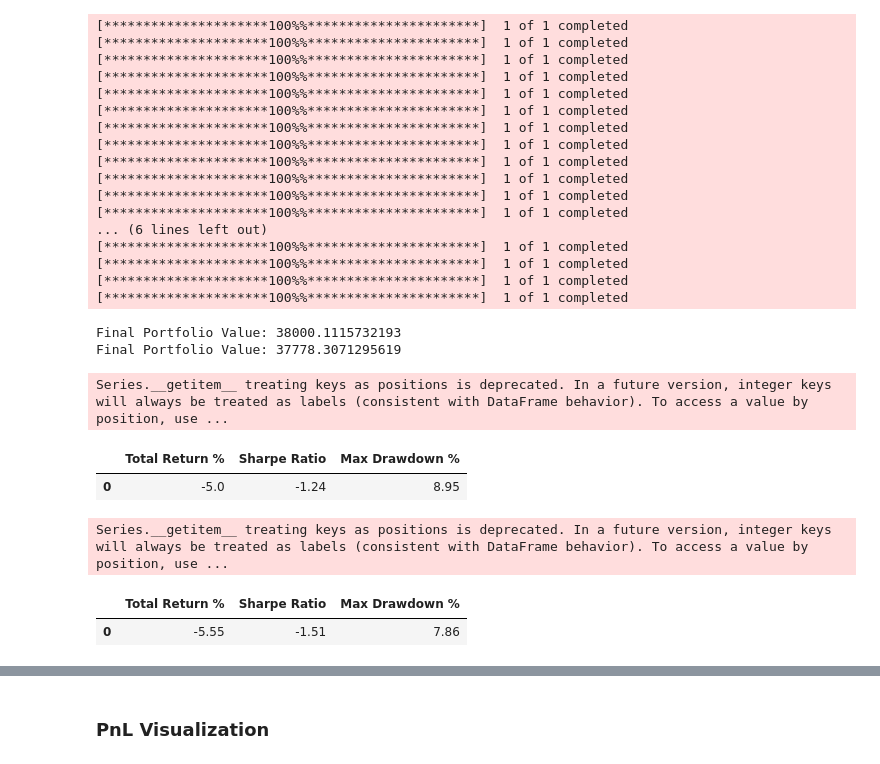
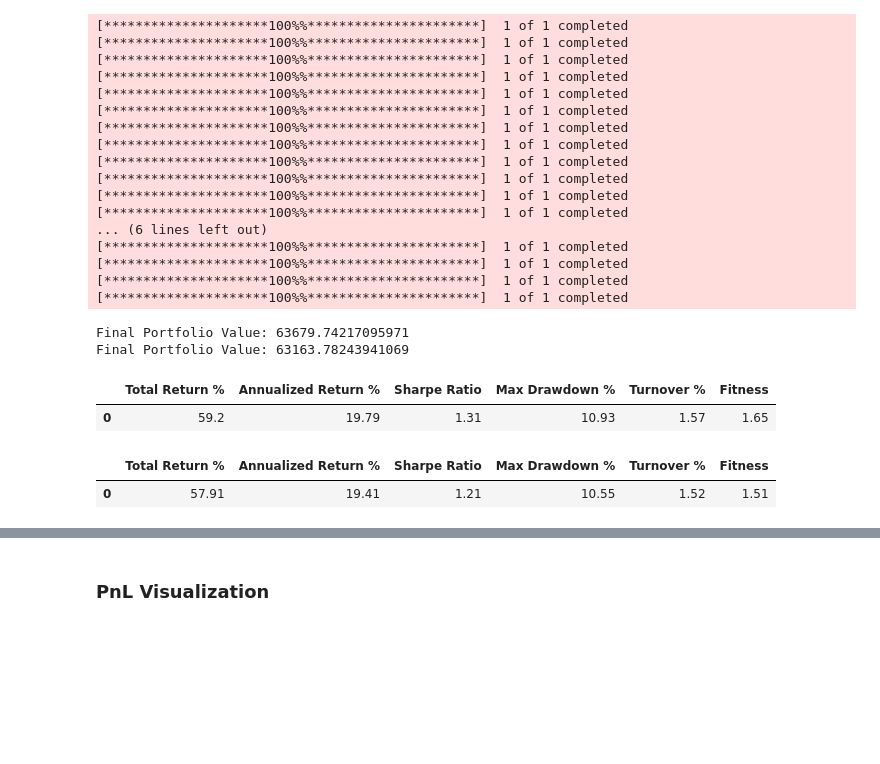
Before and after one commit to Yiyang-Xu/Arbitrage, a Jupyter notebook: Portfolio_Optimization.ipynb, the cells around one changed output, grey strips where cells are left out. Drawn from its saved outputs; the diff is of its cells as text; code cells hidden in the pictures; blank space fills up the shorter version.

Commit message:
add finess and annualized returns

```diff
--- a/Portfolio_Optimization.ipynb
+++ b/Portfolio_Optimization.ipynb
@@ -251,9 +285,9 @@ def rebalance_portfolio(stock_prices, SSINDX, window, initial_capital, short_ma=
         for i, stock in enumerate(stock_prices.columns):
             if short_ma[stock].loc[date] > long_ma[stock].loc[date]:  # 确保在多头市场
                 if z_scores[stock].loc[date] < -threshold:
-                    new_weights[i] = weights[i] + 0.05
+                    new_weights[i] = weights[i] + 0.01
                 elif z_scores[stock].loc[date] > threshold:
-                    new_weights[i] = weights[i] - 0.05
+                    new_weights[i] = weights[i] - 0.01
                 else:
                     new_weights[i] = weights[i]
             else:
@@ -307,8 +341,8 @@ stock_symbols = df['Stock Symbol'].tolist()
 stock_names = df['Stock Name'].tolist()
 
 # 定义时间范围
-start_date = '2024-05-01'
-end_date = '2024-08-11'
+start_date = '2022-01-01'
+end_date = '2024-08-15'
 
 # 设置参数
 initial_capital = 40000
@@ -318,8 +352,9 @@ transaction_cost = 0.005  # 假设交易成本为0.5%
 rebalance_period = 7  # 调仓周期为3天
 
 stock_data = get_stock_price(stock_symbols, start_date, end_date)
+# stock_data = get_stock_price()
 # 获取上证指数数据
-SSINDX = yf.download('000001.SS', start=start_date, end=end_date)['Close']
+SSINDX = yf.download('000001.SS', start_date, end_date)['Close']
 
 # Ensure stock_data is a DataFrame and handle any missing values
 stock_prices = pd.DataFrame(stock_data).ffill().bfill()
@@ -331,6 +366,7 @@ short_ma, long_ma = calculate_moving_average(stock_prices, short_window, long_wi
 # 调整rebalance_portfolio函数的调用
 portfolio_values, weights, positions, adjustments, buy_count, sell_count = rebalance_portfolio(stock_prices, SSINDX, window, initial_capital, short_ma, long_ma)
 portfolio_values1, weights1, positions1, adjustments1, buy_count1, sell_count1 = rebalance_rank_portfolio(stock_prices=stock_prices, window=window, initial_capital=initial_capital)
+benchmark = SSINDX / SSINDX.iloc[0] * portfolio_values[0]
 print(f'Final Portfolio Value: {portfolio_values[-1]}')
 print(f'Final Portfolio Value: {portfolio_values1[-1]}')
 # %% [output]
@@ -351,23 +387,21 @@ print(f'Final Portfolio Value: {portfolio_values1[-1]}')
 [*********************100%%**********************]  1 of 1 completed
 [*********************100%%**********************]  1 of 1 completed
 [*********************100%%**********************]  1 of 1 completed
-Final Portfolio Value: 38000.1115732193
-Final Portfolio Value: 37778.3071295619
+Final Portfolio Value: 63679.74217095971
+Final Portfolio Value: 63163.78243941069
 # %%
 # Total PnL Summary
-summary_total = pnl_summary_total(portfolio_values, dates)
+summary_total = pnl_summary_total(portfolio_values, dates, positions, stock_prices)
 summary_total
 # %% [output]
-Series.__getitem__ treating keys as positions is deprecated. In a future version, integer keys will always be treated as labels (consistent with DataFrame behavior). To access a value by position, use ...
-|  | Total Return % | Sharpe Ratio | Max Drawdown % |
-| 0 | -5.0 | -1.24 | 8.95 |
+|  | Total Return % | Annualized Return % | Sharpe Ratio | Max Drawdown % | Turnover % | Fitness |
+| 0 | 59.2 | 19.79 | 1.31 | 10.93 | 1.57 | 1.65 |
 # %%
-summary_total1 = pnl_summary_total(portfolio_values1, dates)
+summary_total1 = pnl_summary_total(portfolio_values1, dates, positions1, stock_prices)
 summary_total1
 # %% [output]
-Series.__getitem__ treating keys as positions is deprecated. In a future version, integer keys will always be treated as labels (consistent with DataFrame behavior). To access a value by position, use ...
-|  | Total Return % | Sharpe Ratio | Max Drawdown % |
-| 0 | -5.55 | -1.51 | 7.86 |
+|  | Total Return % | Annualized Return % | Sharpe Ratio | Max Drawdown % | Turnover % | Fitness |
+| 0 | 57.91 | 19.41 | 1.21 | 10.55 | 1.52 | 1.51 |
 # %%
 # PnL Summary of Portfolio Optimization
 summary = pnl_summary(portfolio_values, dates, buy_count, sell_count)
```
Also changed, not shown: parts of 9 cells of this notebook.
